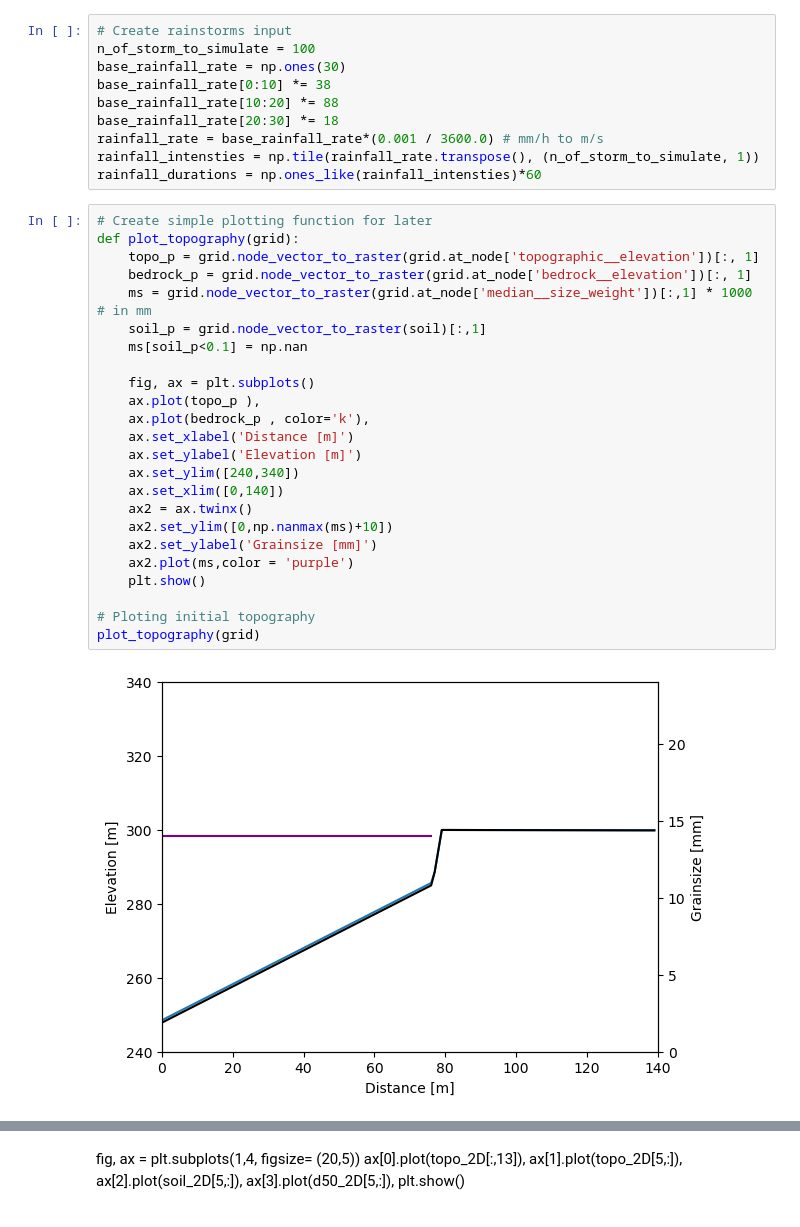
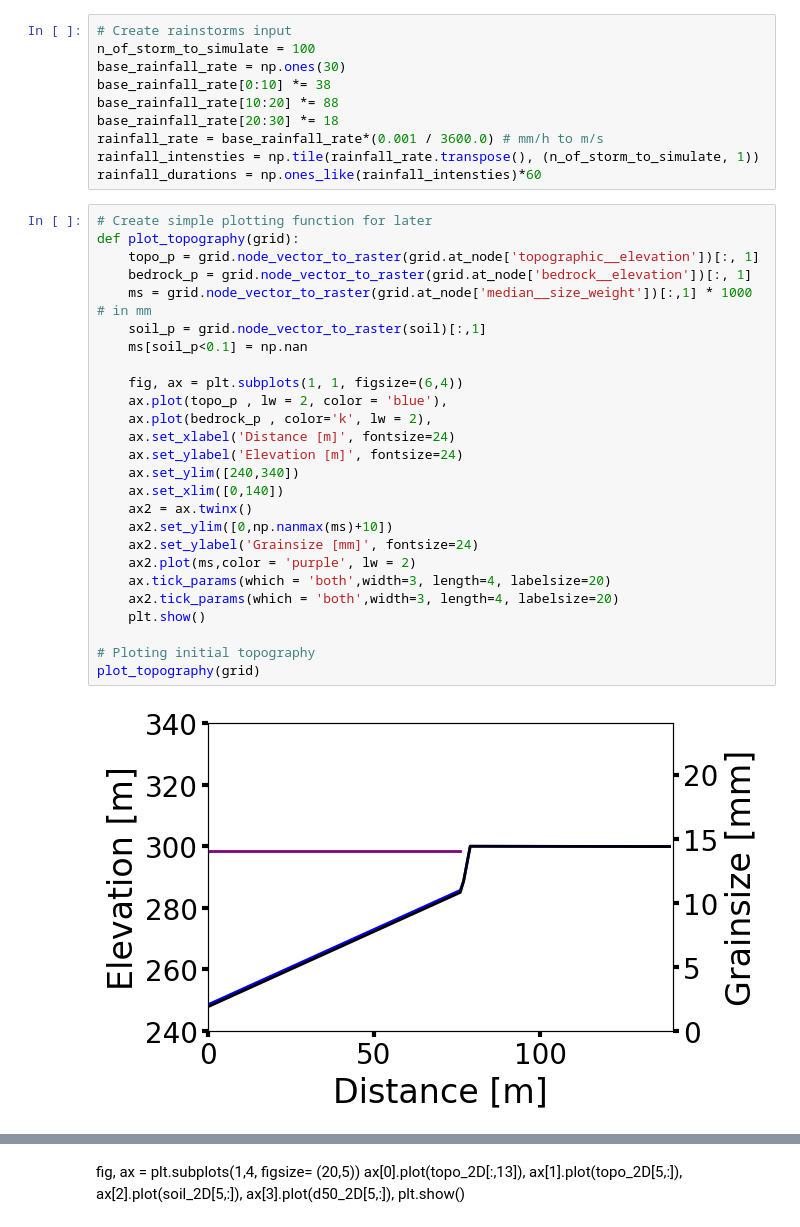
Before and after one commit to yuvalsmilo/DrylandsHillslopeLEM, a Jupyter notebook: DrylandsHillslope_main.ipynb, the cells around one changed output, grey strips where cells are left out. Saved outputs shown, nothing was run; the diff lists cells and outputs as text.

Commit message:
Figure styling

```diff
--- a/DrylandsHillslope_main.ipynb
+++ b/DrylandsHillslope_main.ipynb
@@ -153,29 +153,31 @@ rainfall_durations = np.ones_like(rainfall_intensties)*60
 # %%
 # Create simple plotting function for later
 def plot_topography(grid):
     topo_p = grid.node_vector_to_raster(grid.at_node['topographic__elevation'])[:, 1]
     bedrock_p = grid.node_vector_to_raster(grid.at_node['bedrock__elevation'])[:, 1]
     ms = grid.node_vector_to_raster(grid.at_node['median__size_weight'])[:,1] * 1000 # in mm
     soil_p = grid.node_vector_to_raster(soil)[:,1]
     ms[soil_p<0.1] = np.nan
 
-    fig, ax = plt.subplots()
-    ax.plot(topo_p ),
-    ax.plot(bedrock_p , color='k'),
-    ax.set_xlabel('Distance [m]')
-    ax.set_ylabel('Elevation [m]')
+    fig, ax = plt.subplots(1, 1, figsize=(6,4))
+    ax.plot(topo_p , lw = 2, color = 'blue'),
+    ax.plot(bedrock_p , color='k', lw = 2),
+    ax.set_xlabel('Distance [m]', fontsize=24)
+    ax.set_ylabel('Elevation [m]', fontsize=24)
     ax.set_ylim([240,340])
     ax.set_xlim([0,140])
     ax2 = ax.twinx()
     ax2.set_ylim([0,np.nanmax(ms)+10])
-    ax2.set_ylabel('Grainsize [mm]')
-    ax2.plot(ms,color = 'purple')
+    ax2.set_ylabel('Grainsize [mm]', fontsize=24)
+    ax2.plot(ms,color = 'purple', lw = 2)
+    ax.tick_params(which = 'both',width=3, length=4, labelsize=20)
+    ax2.tick_params(which = 'both',width=3, length=4, labelsize=20)
     plt.show()
 
 # Ploting initial topography
 plot_topography(grid)
 # %% [output]
-[figure, old version]
+[figure, new version]
 # %%
 ## Main ##
 
```
Also changed, not shown: parts of 1 cell of this notebook.
